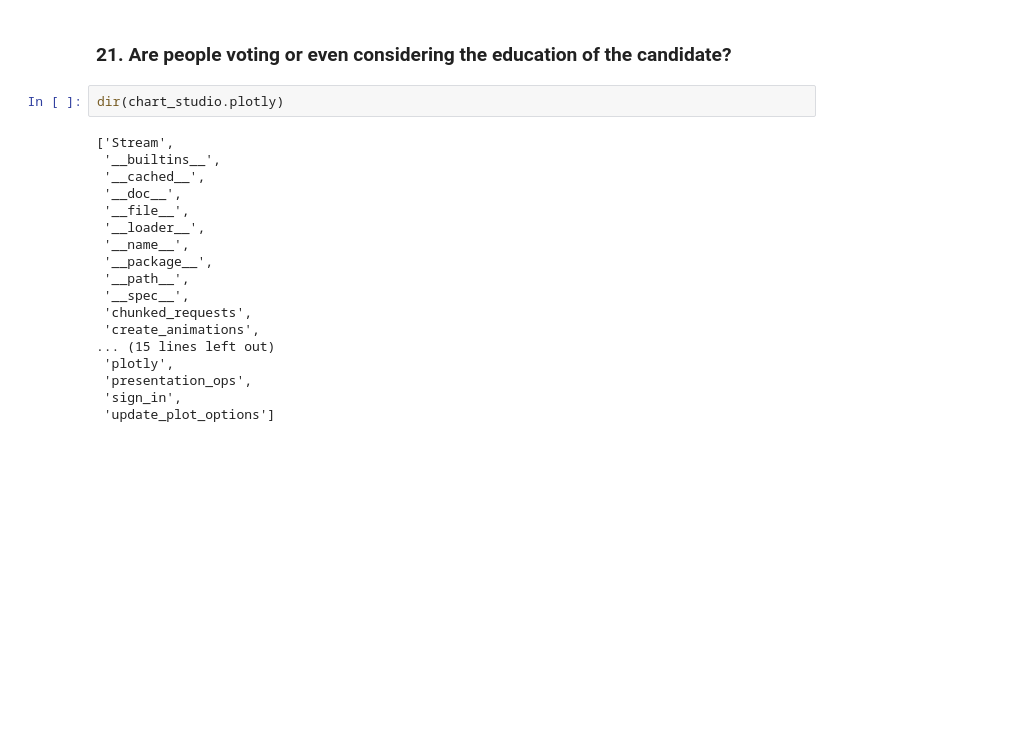
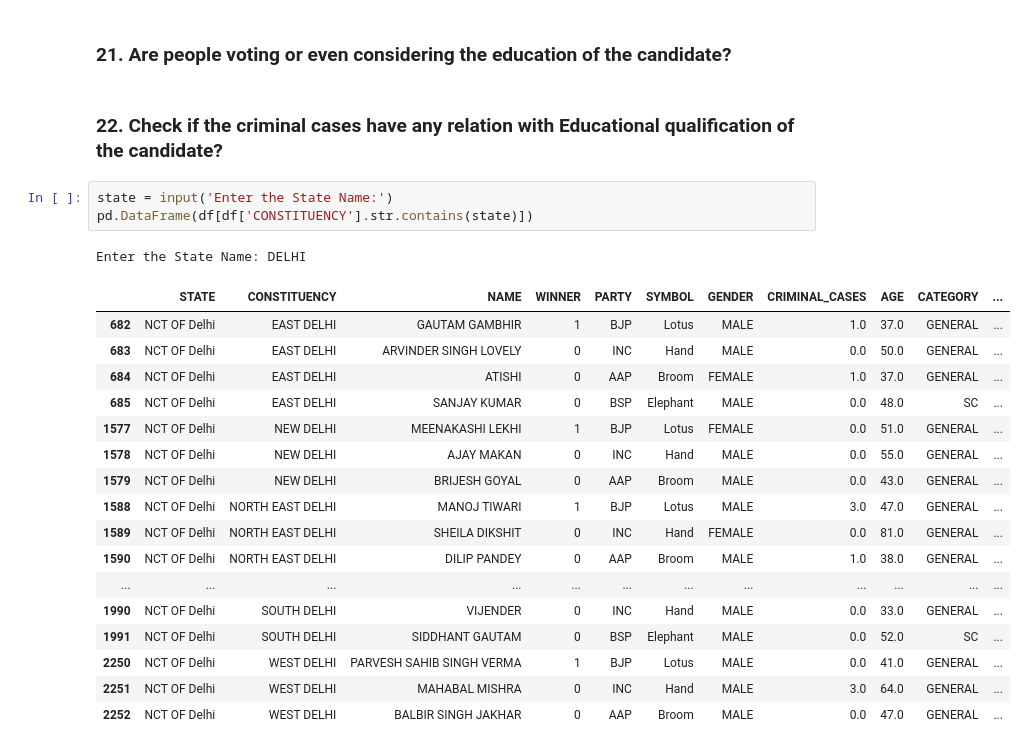
Before and after one commit to anuj3101/Atom, a Jupyter notebook: Indian_elections_2019.ipynb, the cells around one changed output. Drawn from its saved outputs; the diff is of its cells as text; blank space fills up the shorter version.

```diff
--- a/Indian_elections_2019.ipynb
+++ b/Indian_elections_2019.ipynb
@@ -156,23 +209,27 @@ array(['Rs 30,99,414- ~ 30 Lacs+', 'Rs 1,84,77,888- ~ 1 Crore+',
 ### 20. How many candidates have Gandhi as surname? and How many of then have actually won in their constituency?
 # %% [markdown]
 ### 21. Are people voting or even considering the education of the candidate?
-# %%
-dir(chart_studio.plotly)
-# %% [output]
-['Stream',
- '__builtins__',
- '__cached__',
- '__doc__',
- '__file__',
- '__loader__',
- '__name__',
- '__package__',
- '__path__',
- '__spec__',
- 'chunked_requests',
- 'create_animations',
-... (15 lines left out)
- 'plotly',
- 'presentation_ops',
- 'sign_in',
- 'update_plot_options']
+# %% [markdown]
+### 22. Check if the criminal cases have any relation with Educational qualification of the candidate?
+# %%
+state = input('Enter the State Name:')
+pd.DataFrame(df[df['CONSTITUENCY'].str.contains(state)])
+# %% [output]
+Enter the State Name: DELHI
+|  | STATE | CONSTITUENCY | NAME | WINNER | PARTY | SYMBOL | GENDER | CRIMINAL_CASES | AGE | CATEGORY | ... |
+| 682 | NCT OF Delhi | EAST DELHI | GAUTAM GAMBHIR | 1 | BJP | Lotus | MALE | 1.0 | 37.0 | GENERAL | ... |
+| 683 | NCT OF Delhi | EAST DELHI | ARVINDER SINGH LOVELY | 0 | INC | Hand | MALE | 0.0 | 50.0 | GENERAL | ... |
+| 684 | NCT OF Delhi | EAST DELHI | ATISHI | 0 | AAP | Broom | FEMALE | 1.0 | 37.0 | GENERAL | ... |
+| 685 | NCT OF Delhi | EAST DELHI | SANJAY KUMAR | 0 | BSP | Elephant | MALE | 0.0 | 48.0 | SC | ... |
+| 1577 | NCT OF Delhi | NEW DELHI | MEENAKASHI LEKHI | 1 | BJP | Lotus | FEMALE | 0.0 | 51.0 | GENERAL | ... |
+| 1578 | NCT OF Delhi | NEW DELHI | AJAY MAKAN | 0 | INC | Hand | MALE | 0.0 | 55.0 | GENERAL | ... |
+| 1579 | NCT OF Delhi | NEW DELHI | BRIJESH GOYAL | 0 | AAP | Broom | MALE | 0.0 | 43.0 | GENERAL | ... |
+| 1588 | NCT OF Delhi | NORTH EAST DELHI | MANOJ TIWARI | 1 | BJP | Lotus | MALE | 3.0 | 47.0 | GENERAL | ... |
+| 1589 | NCT OF Delhi | NORTH EAST DELHI | SHEILA DIKSHIT | 0 | INC | Hand | FEMALE | 0.0 | 81.0 | GENERAL | ... |
+| 1590 | NCT OF Delhi | NORTH EAST DELHI | DILIP PANDEY | 0 | AAP | Broom | MALE | 1.0 | 38.0 | GENERAL | ... |
+| ... | ... | ... | ... | ... | ... | ... | ... | ... | ... | ... | ... |
+| 1990 | NCT OF Delhi | SOUTH DELHI | VIJENDER | 0 | INC | Hand | MALE | 0.0 | 33.0 | GENERAL | ... |
+| 1991 | NCT OF Delhi | SOUTH DELHI | SIDDHANT GAUTAM | 0 | BSP | Elephant | MALE | 0.0 | 52.0 | SC | ... |
+| 2250 | NCT OF Delhi | WEST DELHI | PARVESH SAHIB SINGH VERMA | 1 | BJP | Lotus | MALE | 0.0 | 41.0 | GENERAL | ... |
+| 2251 | NCT OF Delhi | WEST DELHI | MAHABAL MISHRA | 0 | INC | Hand | MALE | 3.0 | 64.0 | GENERAL | ... |
+| 2252 | NCT OF Delhi | WEST DELHI | BALBIR SINGH JAKHAR | 0 | AAP | Broom | MALE | 0.0 | 47.0 | GENERAL | ... |
```
Also changed, not shown: parts of 11 cells of this notebook.
